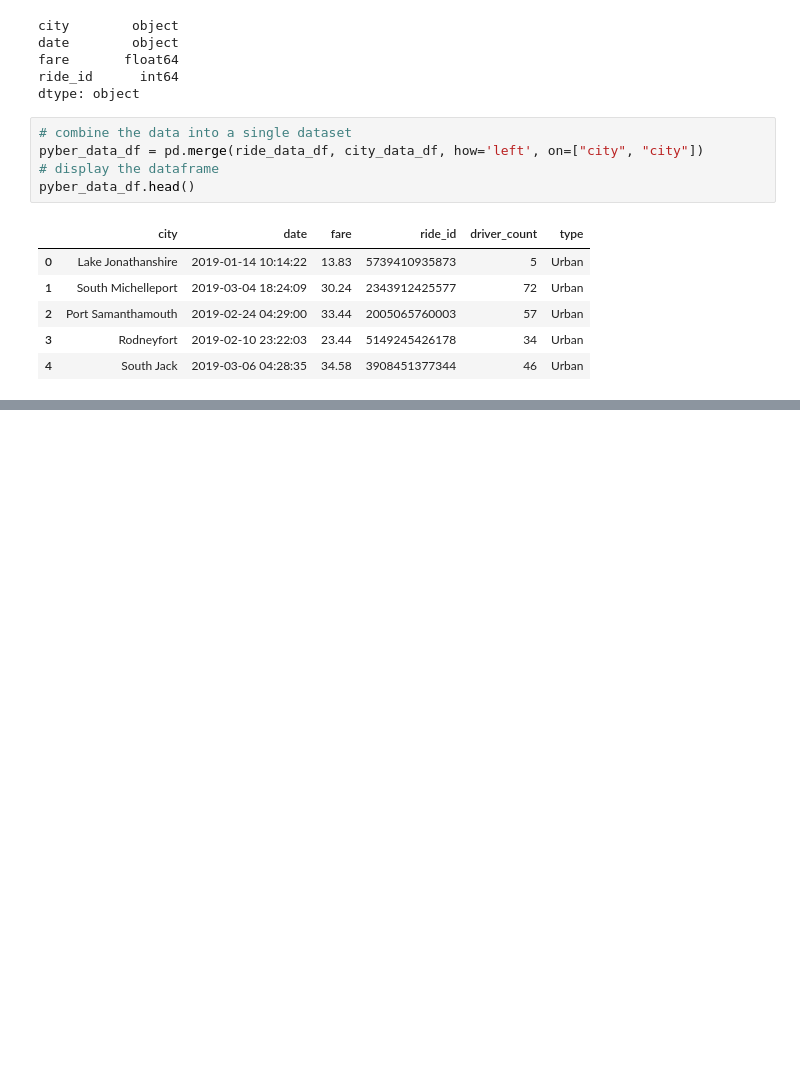
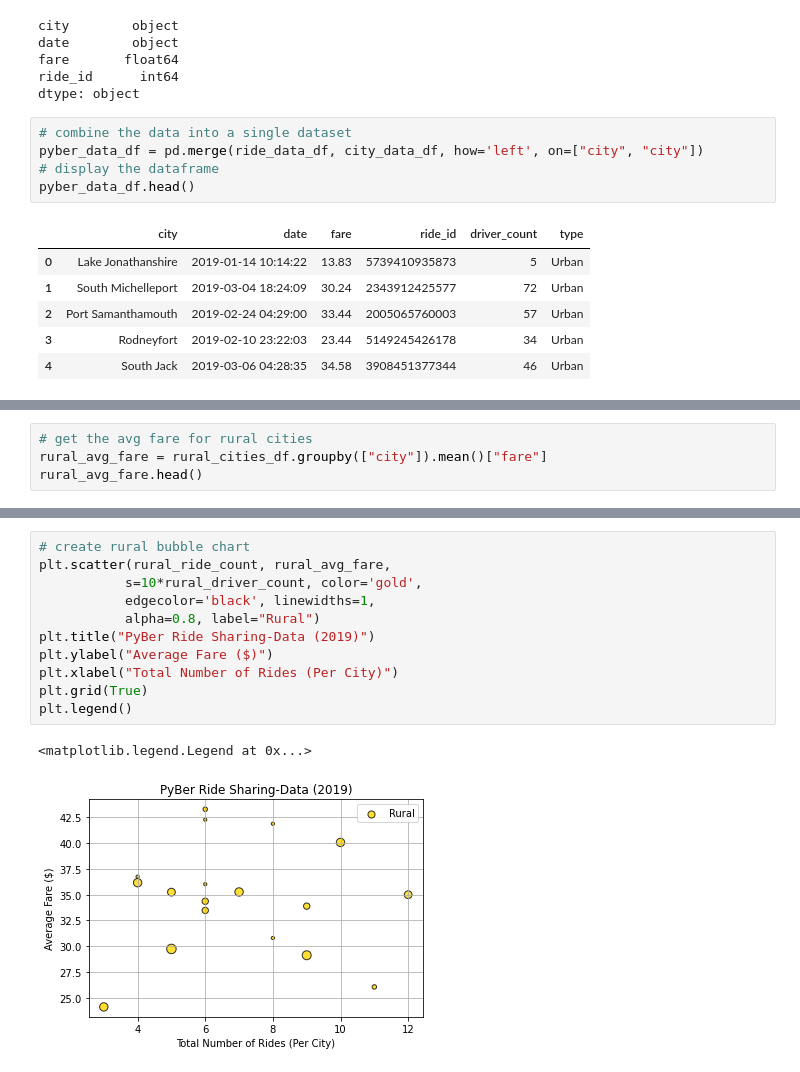
Before and after one commit to Iferaca615/pyber-analysis, a Jupyter notebook: Pyber.ipynb, the cells around one changed output, grey strips where cells are left out. Drawn from its saved outputs; the diff is of its cells as text; blank space fills up the shorter version.

```diff
--- a/Pyber.ipynb
+++ b/Pyber.ipynb
@@ -119,0 +213,4 @@ pyber_data_df.head()
+# %%
+# get the avg fare for rural cities
+rural_avg_fare = rural_cities_df.groupby(["city"]).mean()["fare"]
+rural_avg_fare.head()
@@ -119,0 +291,14 @@ pyber_data_df.head()
+# %%
+# create rural bubble chart
+plt.scatter(rural_ride_count, rural_avg_fare,
+           s=10*rural_driver_count, color='gold',
+           edgecolor='black', linewidths=1,
+           alpha=0.8, label="Rural")
+plt.title("PyBer Ride Sharing-Data (2019)")
+plt.ylabel("Average Fare ($)")
+plt.xlabel("Total Number of Rides (Per City)")
+plt.grid(True)
+plt.legend()
+# %% [output]
+<matplotlib.legend.Legend at 0x...>
+[figure, added]
```
Also changed, not shown: parts of 19 cells of this notebook, 1 other file.
